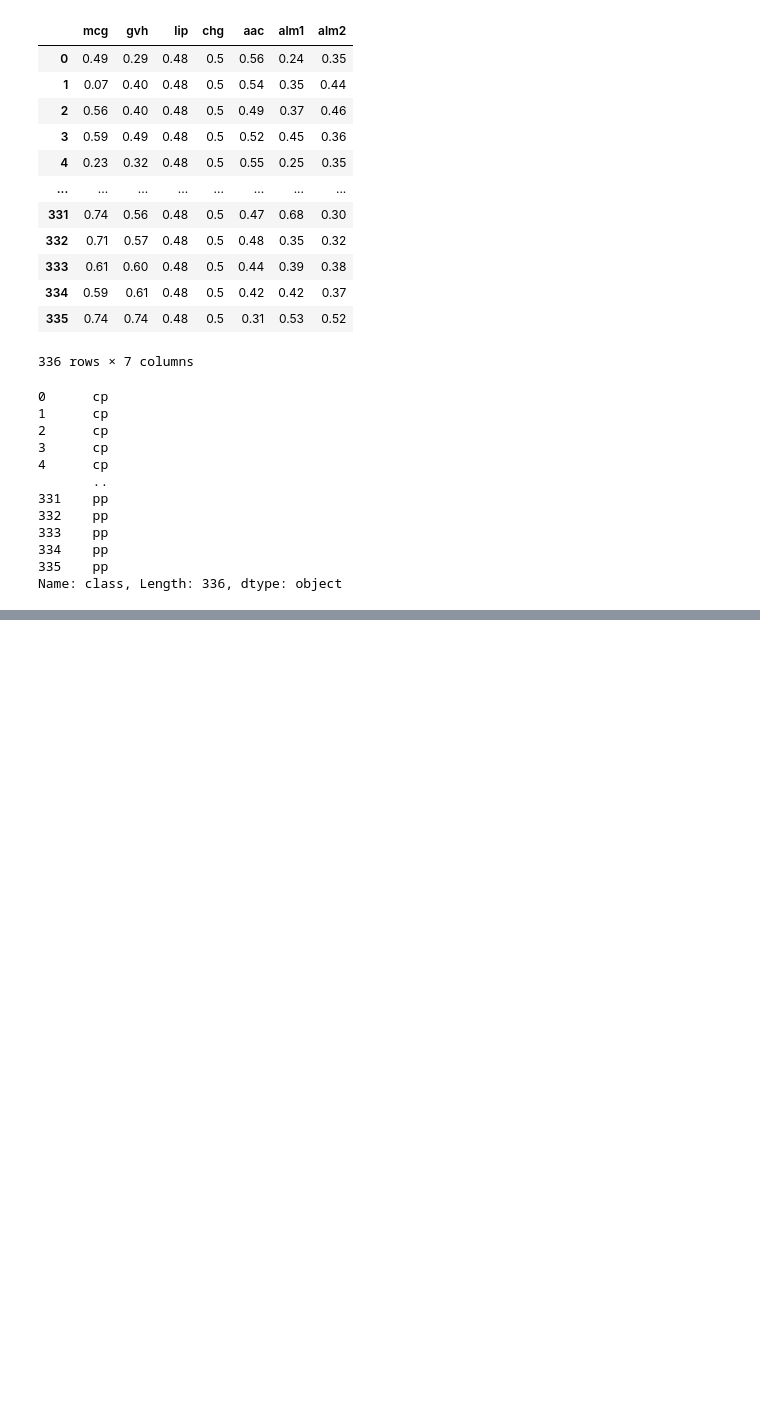
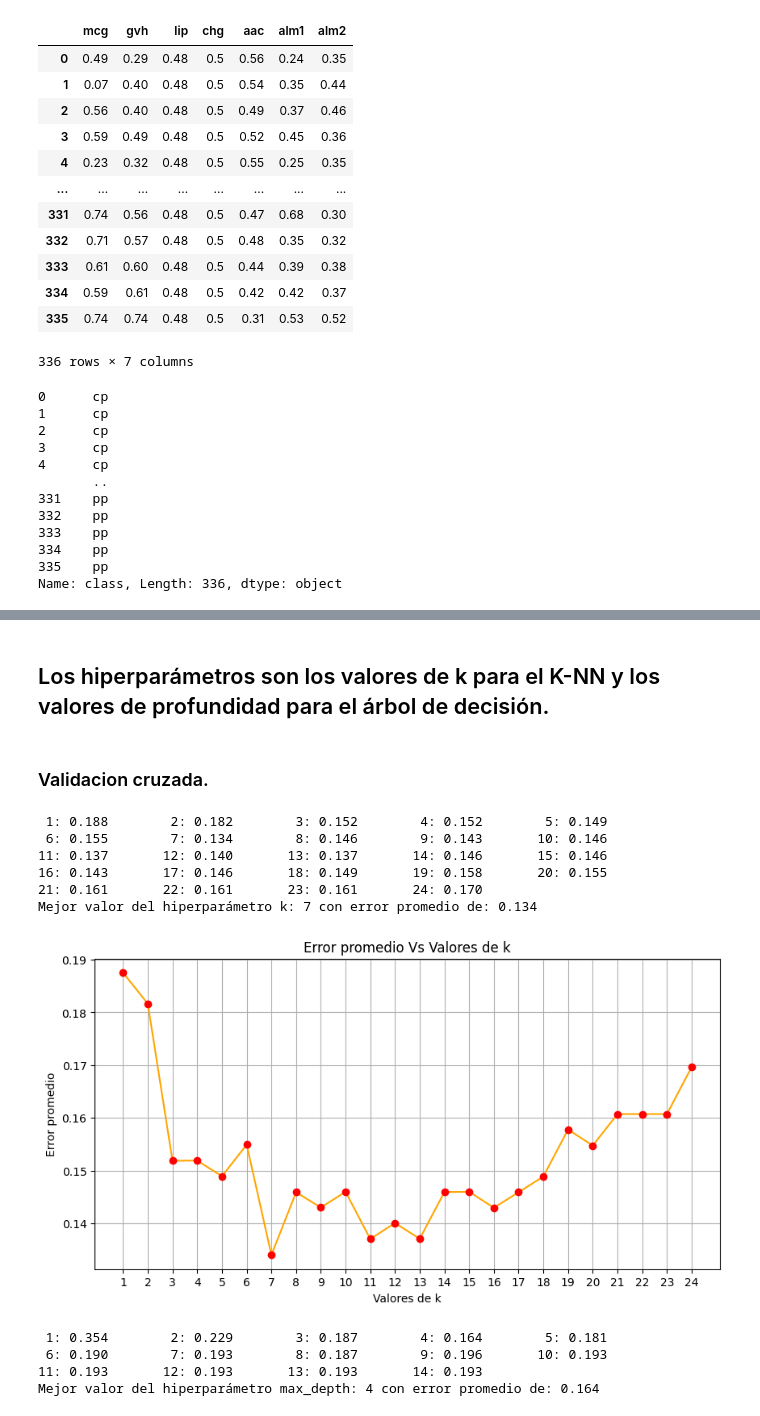
Before and after one commit to DavidMatias44/rp, a Jupyter notebook: validacion_cruzada/main.ipynb, the cells around one changed output, grey strips where cells are left out. Drawn from its saved outputs; the diff is of its cells as text; code cells hidden in the pictures; blank space fills up the shorter version.

Commit message:
Validación cruzada: creo que ya está.

```diff
--- a/validacion_cruzada/main.ipynb
+++ b/validacion_cruzada/main.ipynb
@@ -96,0 +62,72 @@ tree.plot_tree(
+# %%
+def mostrar_resultados(errores, title_text, xlabel_text, xaxis_values):
+    plt.figure(figsize=(10, 5))
+
+    ks = [error[0] for error in errores]
+    errs = [error[1] for error in errores]
+    plt.plot(ks, errs, color='orange')
+
+    plt.scatter(ks, errs, color='red', zorder=2)
+
+    plt.title(title_text)
+    plt.xlabel(xlabel_text)
+    plt.ylabel("Error promedio")
+
+    plt.xticks(xaxis_values)
+    plt.grid(True)
+    plt.show()
+# %% [markdown]
+## Los hiperparámetros son los valores de k para el K-NN y los valores de profundidad para el árbol de decisión.
+# %%
+k_values = range(1, 25)
+depth_values = range(1, 15)
+# %% [markdown]
+### Validacion cruzada.
+# %%
+kf = KFold(shuffle=True, random_state=42)
+# %%
+errores_knn = []
+for k_value in k_values:
+    modelo = KNeighborsClassifier(n_neighbors=k_value)
+    scores = cross_val_score(modelo, X, y, cv=kf)
+    error_promedio = 1 - np.mean(scores)
+    errores_knn.append((k_value, error_promedio))
+
+for index, error_knn in enumerate(errores_knn):
+    print(f"{error_knn[0]:2}: {error_knn[1]:.3f}", end='\t')
+    if (index + 1) % 5 == 0: print()
+
+mejor_knn = min(errores_knn, key=lambda x: x[1])
+print(f"\nMejor valor del hiperparámetro k: {mejor_knn[0]} con error promedio de: {mejor_knn[1]:.3f}")
+# %% [output]
+ 1: 0.188        2: 0.182        3: 0.152        4: 0.152        5: 0.149
+ 6: 0.155        7: 0.134        8: 0.146        9: 0.143       10: 0.146
+11: 0.137       12: 0.140       13: 0.137       14: 0.146       15: 0.146
+16: 0.143       17: 0.146       18: 0.149       19: 0.158       20: 0.155
+21: 0.161       22: 0.161       23: 0.161       24: 0.170
+Mejor valor del hiperparámetro k: 7 con error promedio de: 0.134
+# %%
+title = "Error promedio Vs Valores de k"
+xlabel = "Valores de k"
+mostrar_resultados(errores_knn, title, xlabel, k_values)
+# %% [output]
+[figure, added]
+# %%
+errores_tree = []
+for depth_value in depth_values:
+    modelo = DecisionTreeClassifier(max_depth=depth_value, random_state=23)
+    scores = cross_val_score(modelo, X, y, cv=kf)
+    error_promedio = 1 - np.mean(scores)
+    errores_tree.append((depth_value, error_promedio))
+
+for index, error_tree in enumerate(errores_tree):
+    print(f"{error_tree[0]:2}: {error_tree[1]:.3f}", end='\t')
+    if (index + 1) % 5 == 0: print()
+
+mejor_tree = min(errores_tree, key=lambda x: x[1])
+print(f"\nMejor valor del hiperparámetro max_depth: {mejor_tree[0]} con error promedio de: {mejor_tree[1]:.3f}")
+# %% [output]
+ 1: 0.354        2: 0.229        3: 0.187        4: 0.164        5: 0.181
+ 6: 0.190        7: 0.193        8: 0.187        9: 0.196       10: 0.193
+11: 0.193       12: 0.193       13: 0.193       14: 0.193
+Mejor valor del hiperparámetro max_depth: 4 con error promedio de: 0.164
```
Also changed, not shown: parts of 12 cells of this notebook.
